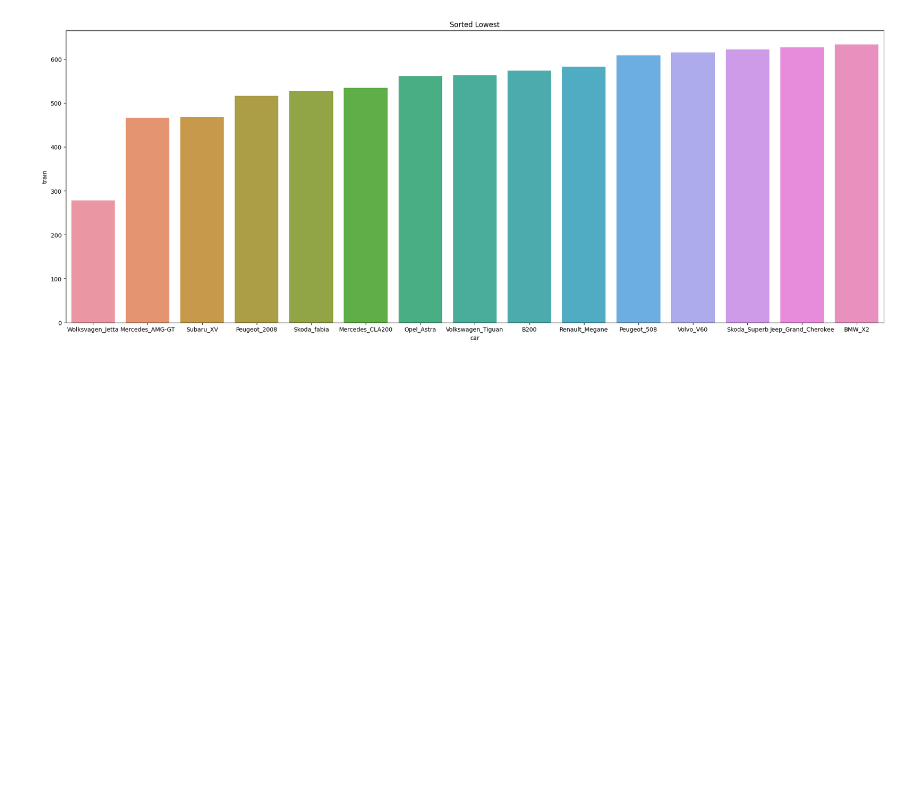
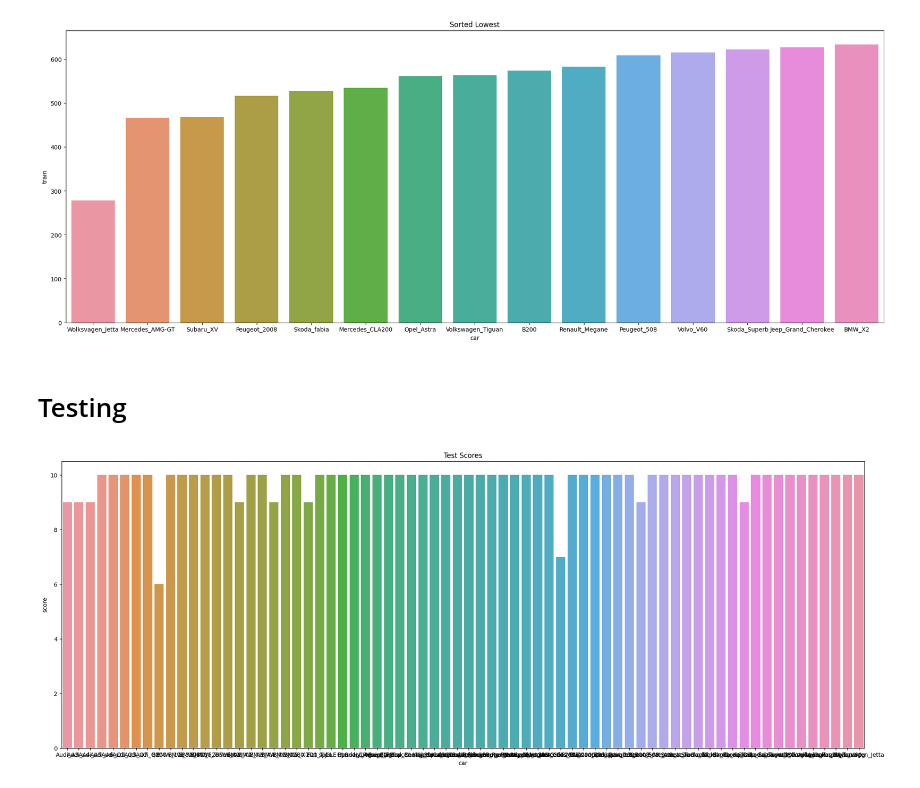
Before and after one commit to karimkohel/FCC, a Jupyter notebook: analysis/analyze.ipynb, the cells around one changed output. Saved outputs shown, nothing was run; the diff lists cells and outputs as text; code cells hidden in the pictures; blank space fills up the shorter version.

```diff
--- a/analysis/analyze.ipynb
+++ b/analysis/analyze.ipynb
@@ -31,3 +37,12 @@ fig2, ax2 = plt.subplots(figsize=(25, 9))
 sortedDFPlot = sns.barplot(x=sortedDF['car'][:15], y=sortedDF['train'][:15], ax=ax2).set(title="Sorted Lowest")
 # %% [output]
 [figure]
+# %% [markdown]
+# Testing
+# %%
+testDf = pd.read_csv("../docs/runs/run2score.csv")
+testDf.drop(columns = testDf.columns[0], axis=1, inplace=True)
+fig3, ax3 = plt.subplots(figsize=(25, 9))
+testPlot = sns.barplot(x=testDf['car'], y=testDf['score'], ax=ax3).set(title="Test Scores")
+# %% [output]
+[figure, added]
```
Also changed, not shown: parts of 5 cells of this notebook.
